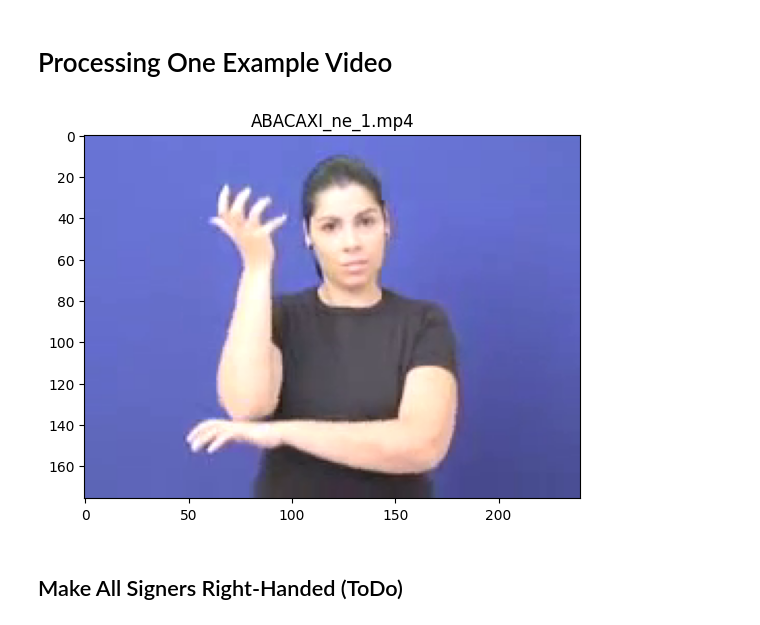
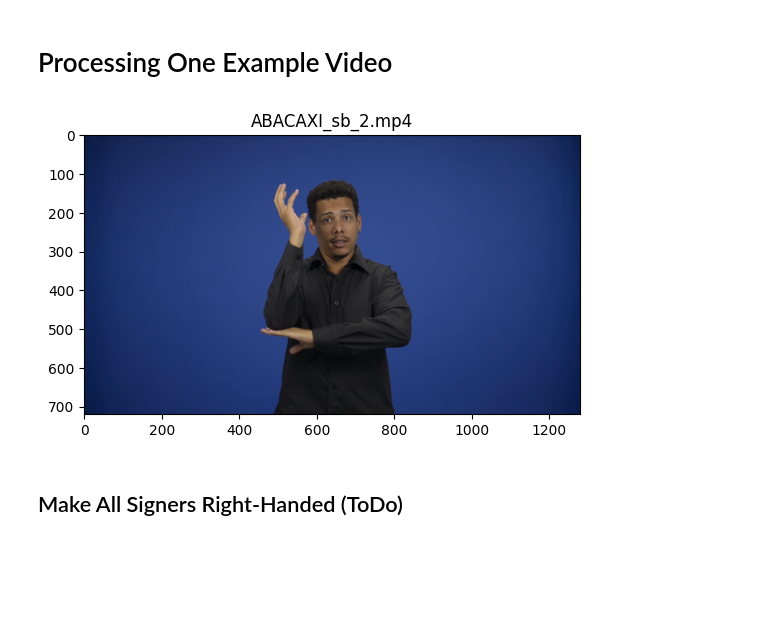
Before and after one commit to patrickf949/SaoPauloBrazilChapter_BrazilianSignLanguage, a Jupyter notebook: code/preprocess/video_preprocessing.ipynb, the cells around one changed output. Cells and saved outputs as stored; diff of their text form; code cells hidden in the pictures; blank space fills up the shorter version.

```diff
--- a/code/preprocess/video_preprocessing.ipynb
+++ b/code/preprocess/video_preprocessing.ipynb
@@ -38,15 +39,16 @@ video_metadata_df.head()
 # %% [markdown]
 # Processing One Example Video
 # %%
-i = 0
+i = 1
 video_path = f'{video_dir}/{video_metadata_df.iloc[i]["filename"]}'
 # show frame
-frame = md.get_frame(video_path, 30)
+frame_index = 30
+frame = md.get_frame(video_path, frame_index)
 plt.imshow(frame[:,:,::-1])
 plt.title(f'{video_metadata_df.iloc[i]["filename"]}')
 plt.show()
 # %% [output]
-[figure, old version]
+[figure, new version]
 # %% [markdown]
 ## Make All Signers Right-Handed (ToDo)
 # %%
```
Also changed, not shown: parts of 20 cells of this notebook.
